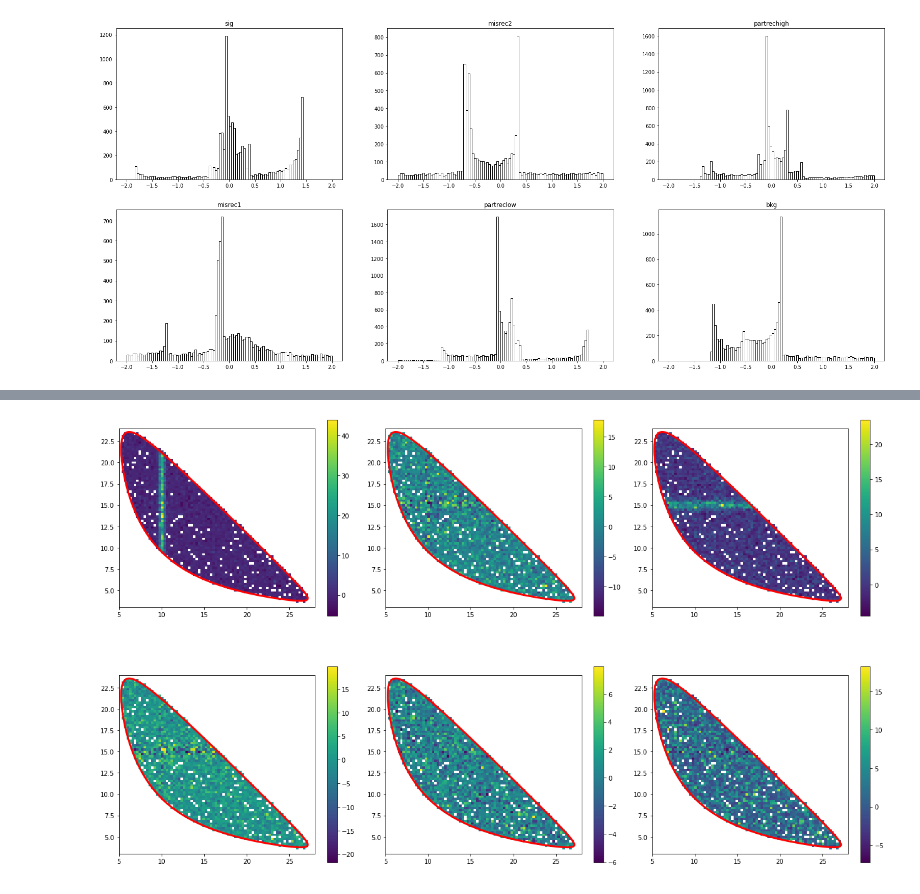
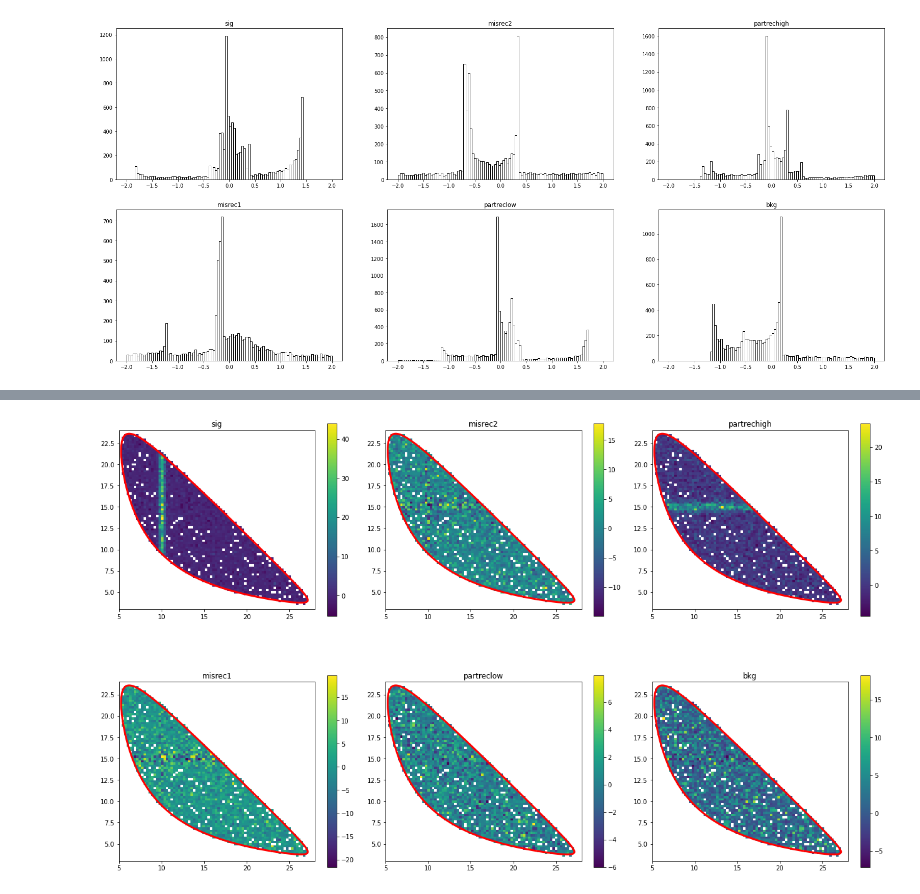
Before and after one commit to matthewkenzie/sweights, a Jupyter notebook: sweight_advanced_study.ipynb, the cells around one changed output, grey strips where cells are left out. Cells and saved outputs as stored; diff of their text form; code cells hidden in the pictures.

```diff
--- a/sweight_advanced_study.ipynb
+++ b/sweight_advanced_study.ipynb
@@ -467,21 +467,22 @@ bkg          |  4759.28 |  4724.13 |  4724.13 |  4673.00 |
 # %%
 # dalitz plots of ctrl variables
 from matplotlib import colors
 fig, ax = plt.subplots(2, 3, figsize=(18,12))
 
 m12 = np.linspace(*bdkp.abrange,400)
 m13 = np.linspace(*bdkp.acrange,400)
 
 x,y = np.meshgrid(m12,m13)
 
 for i, comp in enumerate(compnames):
     plax = (i%2, int(i/2))
     h, xe, ye = np.histogram2d( data['m2ab'].to_numpy(), data['m2ac'].to_numpy(), weights=sw.getWeight(i, data['mass'].to_numpy()), bins=[80,80], range=(bdkp.abrange,bdkp.acrange) )
     h[h==0] = np.nan
     im = ax[plax].imshow(h.T, interpolation='nearest', origin='low', extent=[xe[0], xe[-1], ye[0], ye[-1]])#, vmin=-30, vmax=50)
     ax[plax].contour(x,y,bdkp.dp_contour(x,y,orientation=1213),[1.],colors=('r'),linewidths=(3))
+    ax[plax].set_title(comp)
     fig.colorbar(im, ax=ax[plax], shrink=0.7)
 
 fig.tight_layout()
 # %% [output]
-[figure, old version]
+[figure, new version]
```
Also changed, not shown: parts of 8 cells of this notebook.
